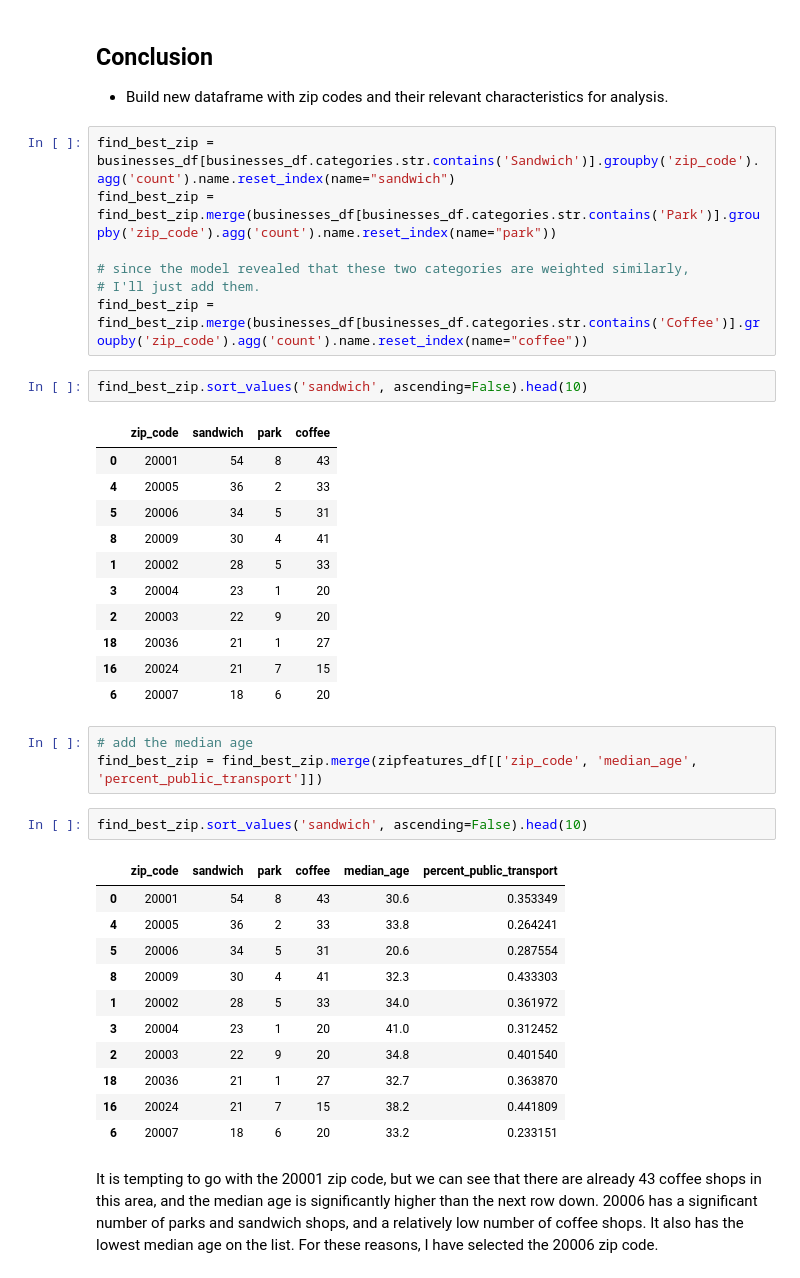
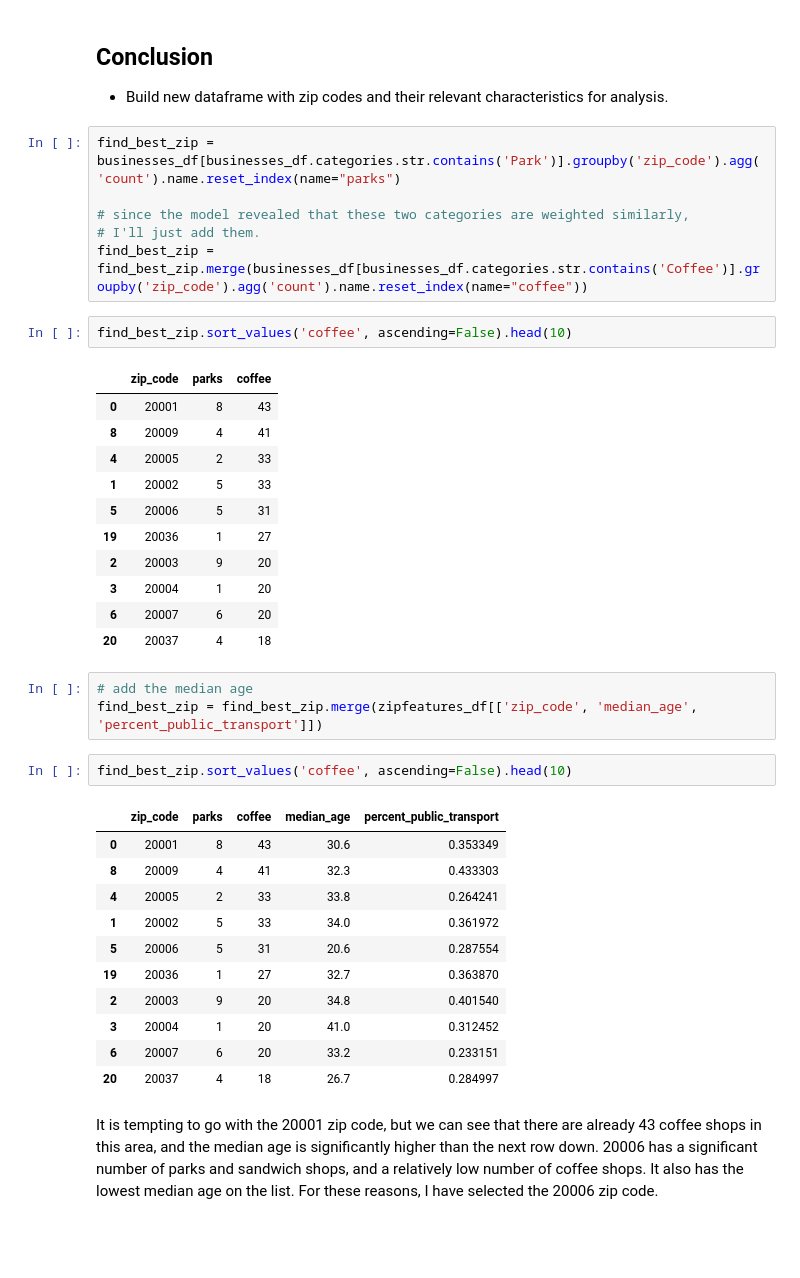
Before and after one commit to grassten/GA_datascience, a Jupyter notebook: 03_project-final.ipynb, the cells around one changed output. Saved outputs shown, nothing was run; the diff lists cells and outputs as text; blank space fills up the shorter version.

```diff
--- a/03_project-final.ipynb
+++ b/03_project-final.ipynb
@@ -1103,43 +1103,42 @@ RMSE:  117.931658217
 ## Conclusion
 - Build new dataframe with zip codes and their relevant characteristics for analysis.
 # %%
-find_best_zip = businesses_df[businesses_df.categories.str.contains('Sandwich')].groupby('zip_code').agg('count').name.reset_index(name="sandwich")
-find_best_zip = find_best_zip.merge(businesses_df[businesses_df.categories.str.contains('Park')].groupby('zip_code').agg('count').name.reset_index(name="park"))
+find_best_zip = businesses_df[businesses_df.categories.str.contains('Park')].groupby('zip_code').agg('count').name.reset_index(name="parks")
 
 # since the model revealed that these two categories are weighted similarly,
 # I'll just add them.
 find_best_zip = find_best_zip.merge(businesses_df[businesses_df.categories.str.contains('Coffee')].groupby('zip_code').agg('count').name.reset_index(name="coffee"))
 # %%
-find_best_zip.sort_values('sandwich', ascending=False).head(10)
+find_best_zip.sort_values('coffee', ascending=False).head(10)
 # %% [output]
-|  | zip_code | sandwich | park | coffee |
-| 0 | 20001 | 54 | 8 | 43 |
-| 4 | 20005 | 36 | 2 | 33 |
-| 5 | 20006 | 34 | 5 | 31 |
-| 8 | 20009 | 30 | 4 | 41 |
-| 1 | 20002 | 28 | 5 | 33 |
-| 3 | 20004 | 23 | 1 | 20 |
-| 2 | 20003 | 22 | 9 | 20 |
-| 18 | 20036 | 21 | 1 | 27 |
-| 16 | 20024 | 21 | 7 | 15 |
-| 6 | 20007 | 18 | 6 | 20 |
+|  | zip_code | parks | coffee |
+| 0 | 20001 | 8 | 43 |
+| 8 | 20009 | 4 | 41 |
+| 4 | 20005 | 2 | 33 |
+| 1 | 20002 | 5 | 33 |
+| 5 | 20006 | 5 | 31 |
+| 19 | 20036 | 1 | 27 |
+| 2 | 20003 | 9 | 20 |
+| 3 | 20004 | 1 | 20 |
+| 6 | 20007 | 6 | 20 |
+| 20 | 20037 | 4 | 18 |
 # %%
 # add the median age
 find_best_zip = find_best_zip.merge(zipfeatures_df[['zip_code', 'median_age', 'percent_public_transport']])
 # %%
-find_best_zip.sort_values('sandwich', ascending=False).head(10)
+find_best_zip.sort_values('coffee', ascending=False).head(10)
 # %% [output]
-|  | zip_code | sandwich | park | coffee | median_age | percent_public_transport |
-| 0 | 20001 | 54 | 8 | 43 | 30.6 | 0.353349 |
-| 4 | 20005 | 36 | 2 | 33 | 33.8 | 0.264241 |
-| 5 | 20006 | 34 | 5 | 31 | 20.6 | 0.287554 |
-| 8 | 20009 | 30 | 4 | 41 | 32.3 | 0.433303 |
-| 1 | 20002 | 28 | 5 | 33 | 34.0 | 0.361972 |
-| 3 | 20004 | 23 | 1 | 20 | 41.0 | 0.312452 |
-| 2 | 20003 | 22 | 9 | 20 | 34.8 | 0.401540 |
-| 18 | 20036 | 21 | 1 | 27 | 32.7 | 0.363870 |
-| 16 | 20024 | 21 | 7 | 15 | 38.2 | 0.441809 |
-| 6 | 20007 | 18 | 6 | 20 | 33.2 | 0.233151 |
+|  | zip_code | parks | coffee | median_age | percent_public_transport |
+| 0 | 20001 | 8 | 43 | 30.6 | 0.353349 |
+| 8 | 20009 | 4 | 41 | 32.3 | 0.433303 |
+| 4 | 20005 | 2 | 33 | 33.8 | 0.264241 |
+| 1 | 20002 | 5 | 33 | 34.0 | 0.361972 |
+| 5 | 20006 | 5 | 31 | 20.6 | 0.287554 |
+| 19 | 20036 | 1 | 27 | 32.7 | 0.363870 |
+| 2 | 20003 | 9 | 20 | 34.8 | 0.401540 |
+| 3 | 20004 | 1 | 20 | 41.0 | 0.312452 |
+| 6 | 20007 | 6 | 20 | 33.2 | 0.233151 |
+| 20 | 20037 | 4 | 18 | 26.7 | 0.284997 |
 # %% [markdown]
 It is tempting to go with the 20001 zip code, but we can see that there are already 43 coffee shops in this area, and the median age is significantly higher than the next row down. 20006 has a significant number of parks and sandwich shops, and a relatively low number of coffee shops. It also has the lowest median age on the list. For these reasons, I have selected the 20006 zip code.
 # %%
```
Also changed, not shown: parts of 10 cells of this notebook.
